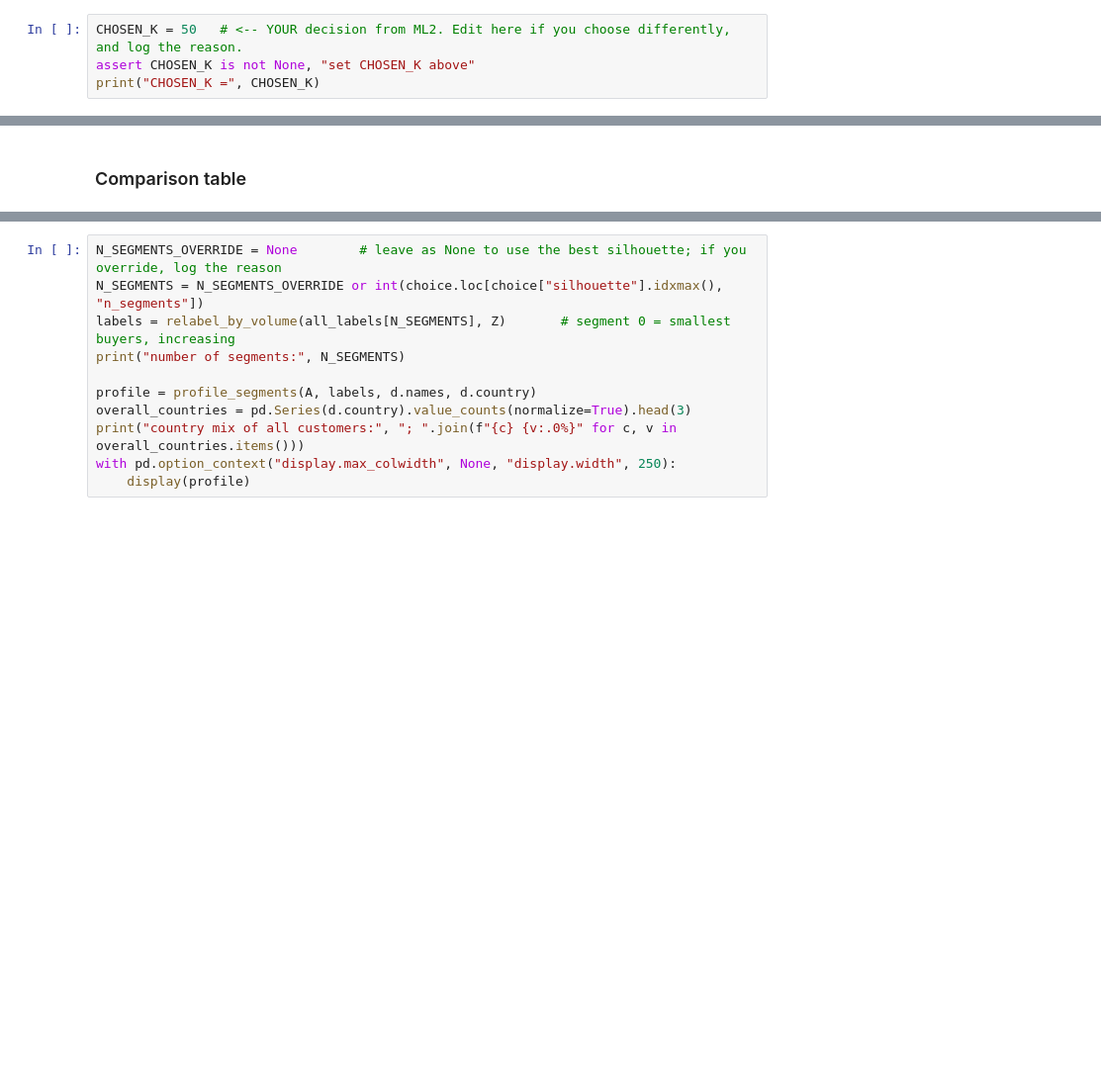
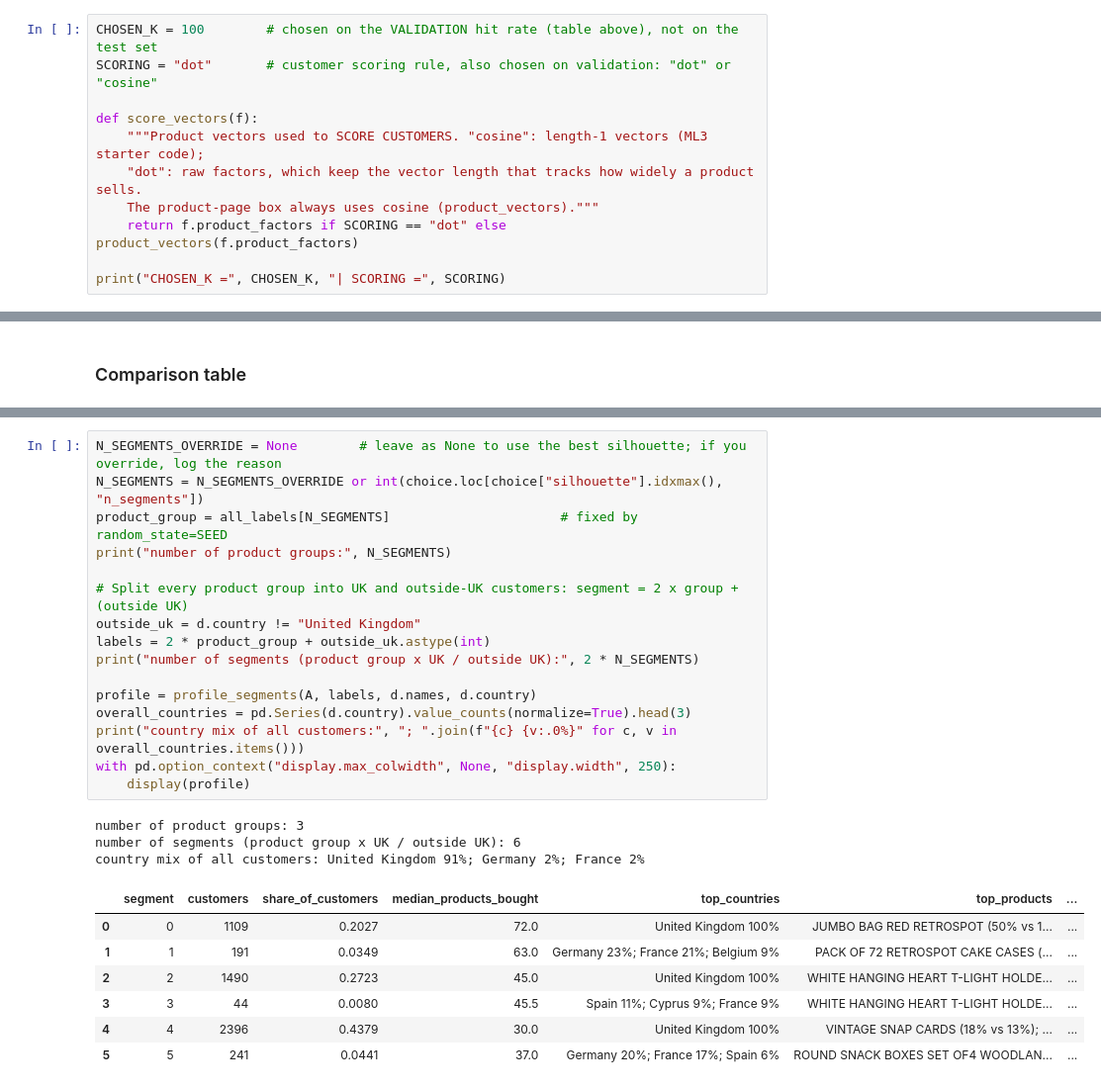
Before and after one commit to NCvibin/PCA-SVD-Project-1, a Jupyter notebook: notebooks/analysis.ipynb, the cells around one changed output, grey strips where cells are left out. Shown at 99% size. Drawn from its saved outputs; the diff is of its cells as text; blank space fills up the shorter version.

```diff
--- a/notebooks/analysis.ipynb
+++ b/notebooks/analysis.ipynb
@@ -96,4 +166,11 @@ display(gain)
 # %%
-CHOSEN_K = 50   # <-- YOUR decision from ML2. Edit here if you choose differently, and log the reason.
-assert CHOSEN_K is not None, "set CHOSEN_K above"
-print("CHOSEN_K =", CHOSEN_K)
+CHOSEN_K = 100        # chosen on the VALIDATION hit rate (table above), not on the test set
+SCORING = "dot"       # customer scoring rule, also chosen on validation: "dot" or "cosine"
+
+def score_vectors(f):
+    """Product vectors used to SCORE CUSTOMERS. "cosine": length-1 vectors (ML3 starter code);
+    "dot": raw factors, which keep the vector length that tracks how widely a product sells.
+    The product-page box always uses cosine (product_vectors)."""
+    return f.product_factors if SCORING == "dot" else product_vectors(f.product_factors)
+
+print("CHOSEN_K =", CHOSEN_K, "| SCORING =", SCORING)
@@ -327,14 +555,30 @@ display(choice)
 # %%
 N_SEGMENTS_OVERRIDE = None        # leave as None to use the best silhouette; if you override, log the reason
 N_SEGMENTS = N_SEGMENTS_OVERRIDE or int(choice.loc[choice["silhouette"].idxmax(), "n_segments"])
-labels = relabel_by_volume(all_labels[N_SEGMENTS], Z)       # segment 0 = smallest buyers, increasing
-print("number of segments:", N_SEGMENTS)
+product_group = all_labels[N_SEGMENTS]                      # fixed by random_state=SEED
+print("number of product groups:", N_SEGMENTS)
+
+# Split every product group into UK and outside-UK customers: segment = 2 x group + (outside UK)
+outside_uk = d.country != "United Kingdom"
+labels = 2 * product_group + outside_uk.astype(int)
+print("number of segments (product group x UK / outside UK):", 2 * N_SEGMENTS)
 
 profile = profile_segments(A, labels, d.names, d.country)
 overall_countries = pd.Series(d.country).value_counts(normalize=True).head(3)
 print("country mix of all customers:", "; ".join(f"{c} {v:.0%}" for c, v in overall_countries.items()))
 with pd.option_context("display.max_colwidth", None, "display.width", 250):
     display(profile)
+# %% [output]
+number of product groups: 3
+number of segments (product group x UK / outside UK): 6
+country mix of all customers: United Kingdom 91%; Germany 2%; France 2%
+|  | segment | customers | share_of_customers | median_products_bought | top_countries | top_products | ... |
+| 0 | 0 | 1109 | 0.2027 | 72.0 | United Kingdom 100% | JUMBO BAG RED RETROSPOT (50% vs 1... | ... |
+| 1 | 1 | 191 | 0.0349 | 63.0 | Germany 23%; France 21%; Belgium 9% | PACK OF 72 RETROSPOT CAKE CASES (... | ... |
+| 2 | 2 | 1490 | 0.2723 | 45.0 | United Kingdom 100% | WHITE HANGING HEART T-LIGHT HOLDE... | ... |
+| 3 | 3 | 44 | 0.0080 | 45.5 | Spain 11%; Cyprus 9%; France 9% | WHITE HANGING HEART T-LIGHT HOLDE... | ... |
+| 4 | 4 | 2396 | 0.4379 | 30.0 | United Kingdom 100% | VINTAGE SNAP CARDS (18% vs 13%); ... | ... |
+| 5 | 5 | 241 | 0.0441 | 37.0 | Germany 20%; France 17%; Spain 6% | ROUND SNACK BOXES SET OF4 WOODLAN... | ... |
 # %% [markdown]
 ### Naming the segments
 
```
Also changed, not shown: parts of 31 cells of this notebook.
